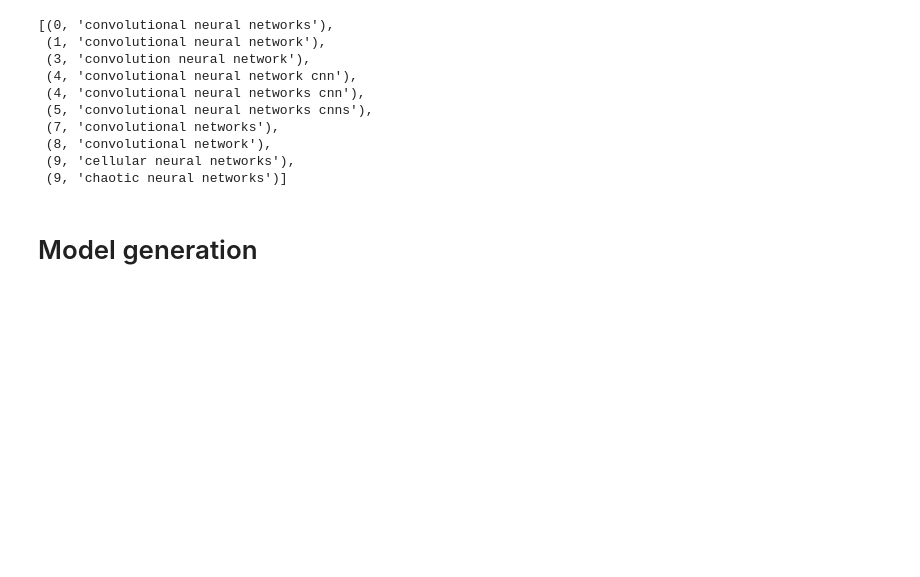
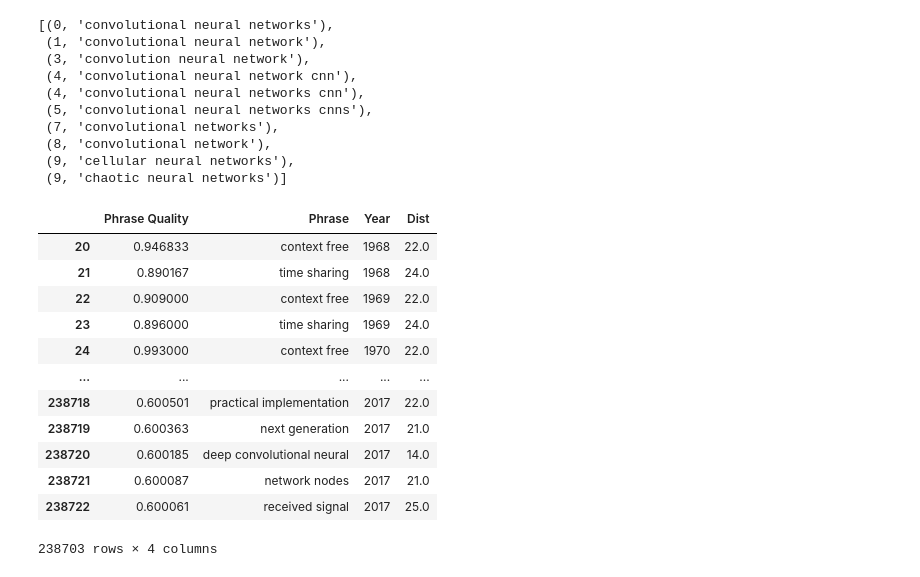
Before and after one commit to jamesjaeyu/autophrase_over_time, a Jupyter notebook: notebooks/model_generation_James.ipynb, the cells around one changed output. Drawn from its saved outputs; the diff is of its cells as text; code cells hidden in the pictures; blank space fills up the shorter version.

```diff
--- a/notebooks/model_generation_James.ipynb
+++ b/notebooks/model_generation_James.ipynb
@@ -234,5 +235,3 @@ candidates[:10]
  (8, 'convolutional network'),
  (9, 'cellular neural networks'),
  (9, 'chaotic neural networks')]
-# %% [markdown]
-# Model generation
@@ -238,0 +240,18 @@ candidates[:10]
+# %%
+uby_test = uby.copy()
+uby_test['Dist'] = uby_test.apply(lambda x: Lv.distance(input_phrase, x['Phrase']) if isinstance(x['Phrase'], str) else float('inf'), axis=1)
+uby_test
+# %% [output]
+|  | Phrase Quality | Phrase | Year | Dist |
+| 20 | 0.946833 | context free | 1968 | 22.0 |
+| 21 | 0.890167 | time sharing | 1968 | 24.0 |
+| 22 | 0.909000 | context free | 1969 | 22.0 |
+| 23 | 0.896000 | time sharing | 1969 | 24.0 |
+| 24 | 0.993000 | context free | 1970 | 22.0 |
+| ... | ... | ... | ... | ... |
+| 238718 | 0.600501 | practical implementation | 2017 | 22.0 |
+| 238719 | 0.600363 | next generation | 2017 | 21.0 |
+| 238720 | 0.600185 | deep convolutional neural | 2017 | 14.0 |
+| 238721 | 0.600087 | network nodes | 2017 | 21.0 |
+| 238722 | 0.600061 | received signal | 2017 | 25.0 |
+238703 rows × 4 columns
```
Also changed, not shown: parts of 8 cells of this notebook.
